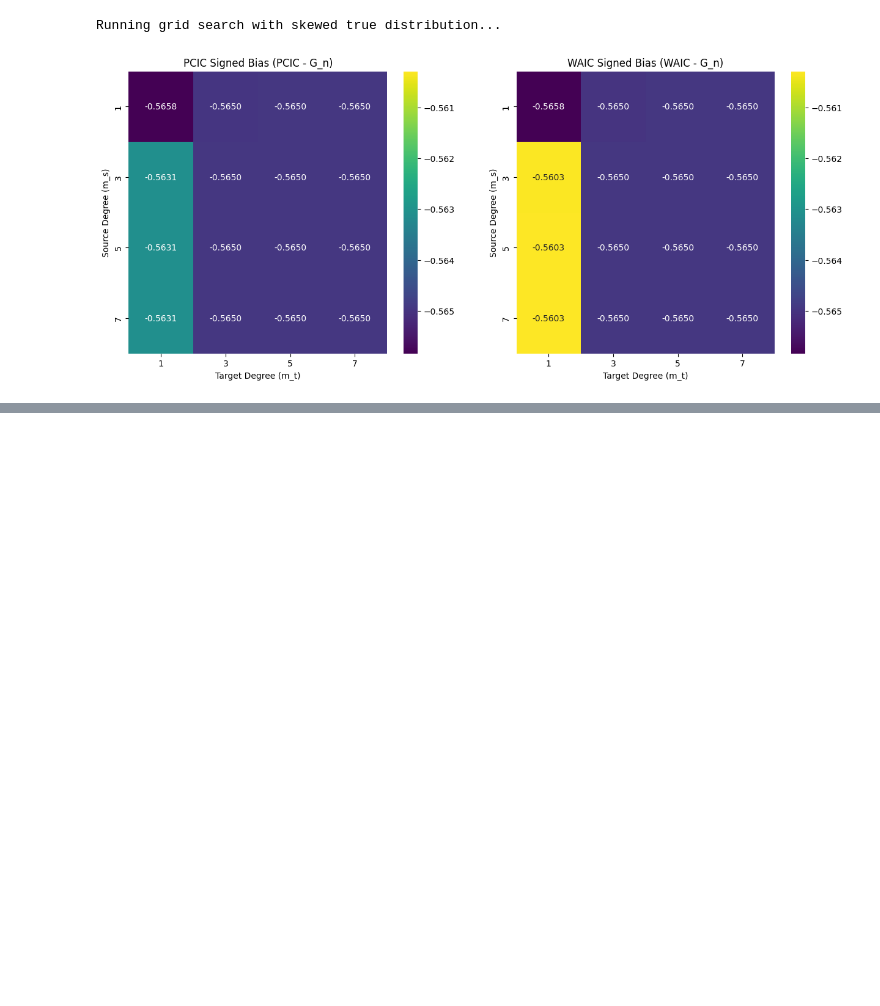
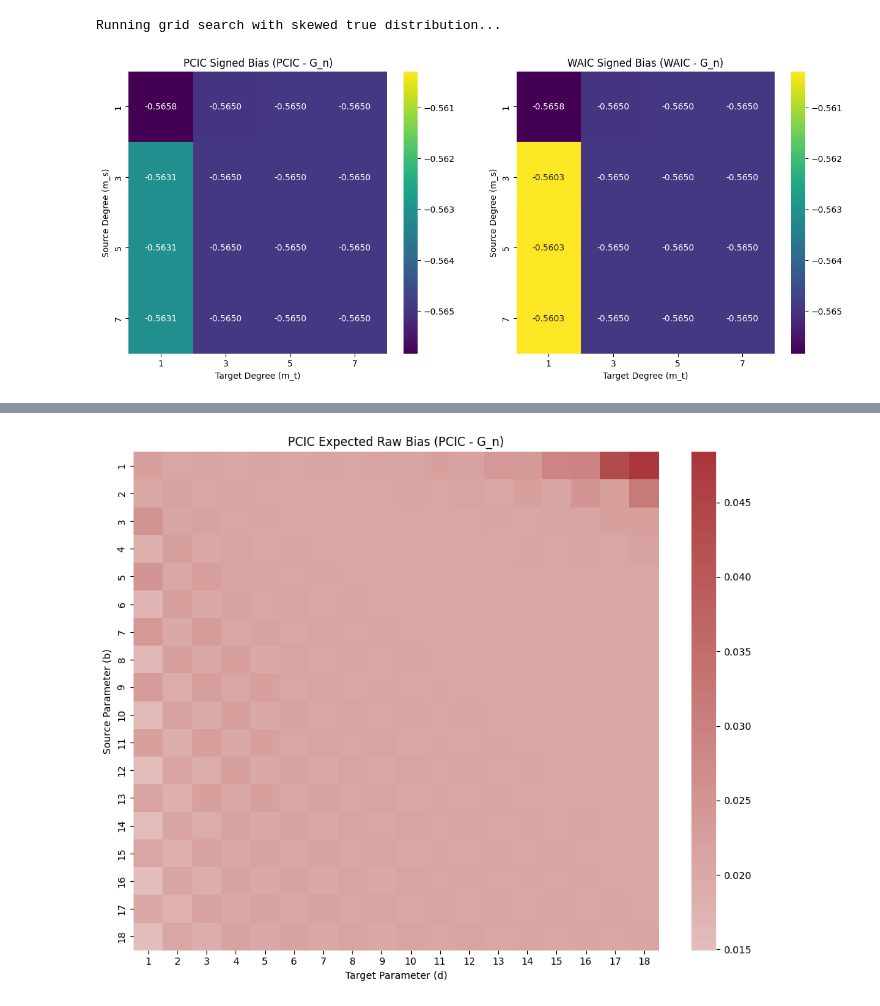
Before and after one commit to 77Tigers/FYP, a Jupyter notebook: pcic_c2_generalisation.ipynb, the cells around one changed output, grey strips where cells are left out. Cells and saved outputs as stored; diff of their text form; code cells hidden in the pictures; blank space fills up the shorter version.

```diff
--- a/pcic_c2_generalisation.ipynb
+++ b/pcic_c2_generalisation.ipynb
@@ -387,0 +862,86 @@ plt.show()
+# %%
+import numpy as np
+import matplotlib.pyplot as plt
+import seaborn as sns
+from scipy.special import logsumexp
+
+def compute_expected_bias_vectorized(b, c, a=2, d=3, n_trials=2, n_train=100, n_test=200, n_grid=80):
+    """
+    Computes expected bias for a marginal Deep Linear Network model (covariate x removed).
+    """
+    np.random.seed(43)
+
+    # 1. Generate Y datasets (No X)
+    Y_train = np.random.normal(0, 1, (n_trials, n_train))
+    Y_test = np.random.normal(0, 1, (n_trials, n_test))
+
+    # 2. Grid Approximation (2D)
+    t_vals = np.linspace(-1.5, 1.5, n_grid)
+    theta1, theta2 = np.meshgrid(t_vals, t_vals)
+    mean_s = (theta1.flatten() ** a) * (theta2.flatten() ** b)
+    mean_t = (theta1.flatten() ** c) * (theta2.flatten() ** d)
+
+    PCIC_trials = np.zeros(n_trials)
+    G_n_trials = np.zeros(n_trials)
+
+    # 3. Loop over trials
+    for trial in range(n_trials):
+        Y_tr = Y_train[trial]
+        Y_te = Y_test[trial]
+
+        # Source Posteriors (Simplified: no X)
+        log_s_train = -0.5 * ((Y_tr[:, None] - mean_s[None, :])**2) - 0.5 * np.log(2 * np.pi)
+
+        log_post = np.sum(log_s_train, axis=0)
+        log_post -= logsumexp(log_post)
+        post_probs = np.exp(log_post)
+
+        # Target Log-Likelihoods
+        log_h_train = -0.5 * ((Y_tr[:, None] - mean_t[None, :])**2) - 0.5 * np.log(2 * np.pi)
+        log_h_test = -0.5 * ((Y_te[:, None] - mean_t[None, :])**2) - 0.5 * np.log(2 * np.pi)
+
+        # Errors
+        log_E_h_train = logsumexp(log_h_train + log_post[None, :], axis=1)
+        log_E_h_test = logsumexp(log_h_test + log_post[None, :], axis=1)
+
+        T_n = -np.mean(log_E_h_train)
+        G_n = -np.mean(log_E_h_test)
+        G_n_trials[trial] = G_n
+
+        # Penalties
+        E_log_h_train = np.sum(log_h_train * post_probs[None, :], axis=1)
+        E_s_train = np.sum(log_s_train * post_probs[None, :], axis=1)
+        E_log_h_s_train = np.sum(log_h_train * log_s_train * post_probs[None, :], axis=1)
+
+        pcic_pen = np.mean(E_log_h_s_train - E_log_h_train * E_s_train)
+        PCIC_trials[trial] = T_n + pcic_pen
+
+    return np.mean(PCIC_trials - G_n_trials), np.mean(np.abs(PCIC_trials - G_n_trials))
+
+# --- Run the Grid Experiment ---
+a_const, c_const = 2, 4
+odd_degrees = list(range(1, 19))
+n_deg = len(odd_degrees)
+
+pcic_biases_raw = np.zeros((n_deg, n_deg))
+pcic_biases_abs = np.zeros((n_deg, n_deg))
+
+for i, b_val in enumerate(odd_degrees):
+    for j, d_val in enumerate(odd_degrees):
+        pcic_biases_raw[i, j], pcic_biases_abs[i, j] = compute_expected_bias_vectorized(
+            b=b_val, c=c_const, a=a_const, d=d_val
+        )
+
+# --- Plotting ---
+for data, title, cmap in [(pcic_biases_raw, "PCIC Expected Raw Bias (PCIC - G_n)", "vlag"),
+                          (pcic_biases_abs, "PCIC Expected Absolute Bias |PCIC - G_n|", "magma")]:
+    fig, ax = plt.subplots(figsize=(10, 8))
+    sns.heatmap(data, xticklabels=odd_degrees, yticklabels=odd_degrees,
+                annot=False, cmap=cmap, center=0 if "Raw" in title else None)
+    ax.set_title(title)
+    ax.set_xlabel("Target Parameter (d)")
+    ax.set_ylabel("Source Parameter (b)")
+    plt.tight_layout()
+    plt.show()
+# %% [output]
+[figure, added]
```
Also changed, not shown: parts of 7 cells of this notebook, 1 other file.
